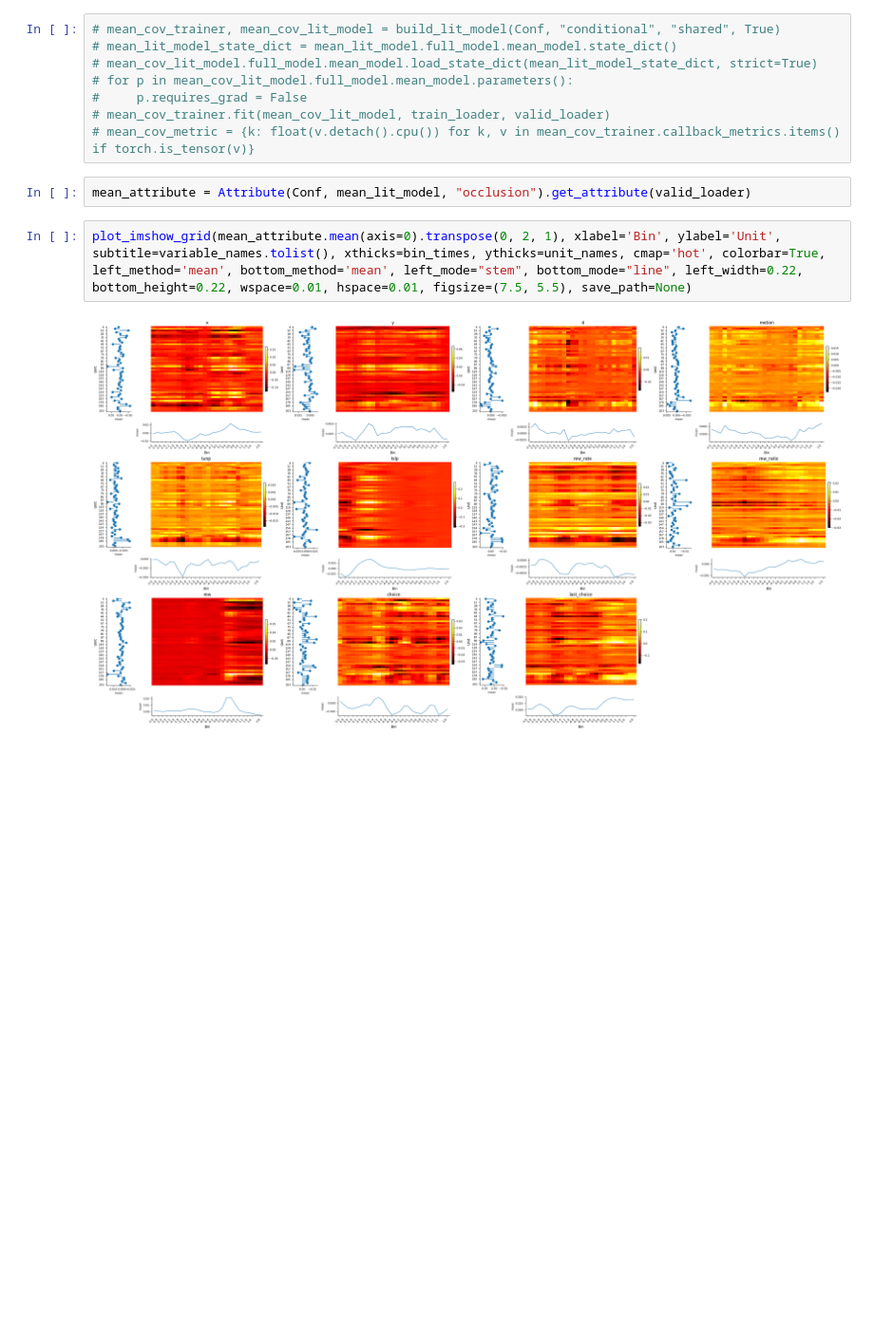
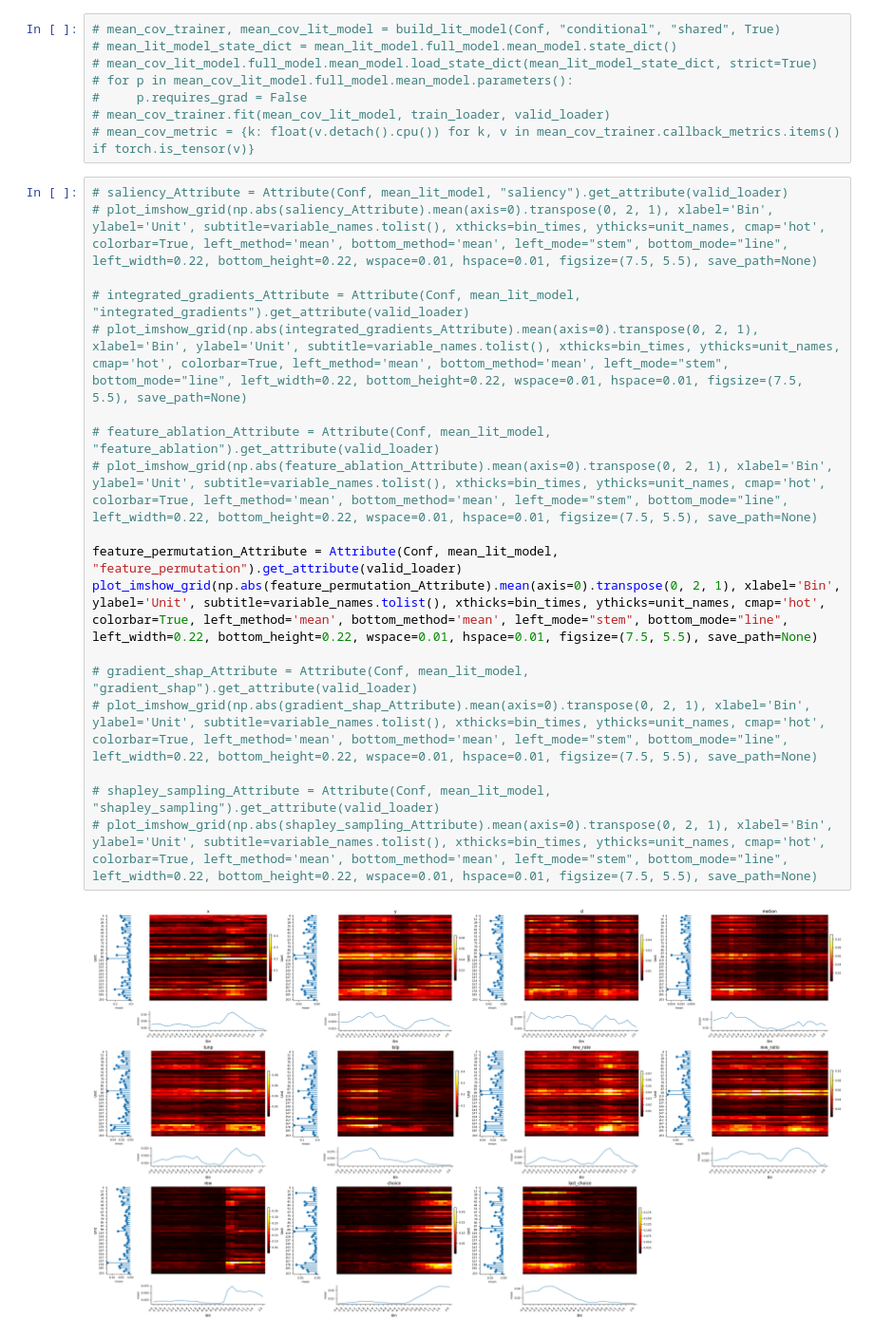
Before and after one commit to ZareiShayan/mean-cov-model, a Jupyter notebook: mean-cov-model.ipynb, the cells around one changed output. Shown at 95% size. Saved outputs shown, nothing was run; the diff lists cells and outputs as text; blank space fills up the shorter version.

```diff
--- a/mean-cov-model.ipynb
+++ b/mean-cov-model.ipynb
@@ -1703,9 +1668,23 @@ plot_training_history(
 #     p.requires_grad = False
 # mean_cov_trainer.fit(mean_cov_lit_model, train_loader, valid_loader)
 # mean_cov_metric = {k: float(v.detach().cpu()) for k, v in mean_cov_trainer.callback_metrics.items() if torch.is_tensor(v)}
-# %%
-mean_attribute = Attribute(Conf, mean_lit_model, "occlusion").get_attribute(valid_loader)
-# %%
-plot_imshow_grid(mean_attribute.mean(axis=0).transpose(0, 2, 1), xlabel='Bin', ylabel='Unit', subtitle=variable_names.tolist(), xthicks=bin_times, ythicks=unit_names, cmap='hot', colorbar=True, left_method='mean', bottom_method='mean', left_mode="stem", bottom_mode="line", left_width=0.22, bottom_height=0.22, wspace=0.01, hspace=0.01, figsize=(7.5, 5.5), save_path=None)
-# %% [output]
-[figure, removed]
+# %%
+# saliency_Attribute = Attribute(Conf, mean_lit_model, "saliency").get_attribute(valid_loader)
+# plot_imshow_grid(np.abs(saliency_Attribute).mean(axis=0).transpose(0, 2, 1), xlabel='Bin', ylabel='Unit', subtitle=variable_names.tolist(), xthicks=bin_times, ythicks=unit_names, cmap='hot', colorbar=True, left_method='mean', bottom_method='mean', left_mode="stem", bottom_mode="line", left_width=0.22, bottom_height=0.22, wspace=0.01, hspace=0.01, figsize=(7.5, 5.5), save_path=None)
+
+# integrated_gradients_Attribute = Attribute(Conf, mean_lit_model, "integrated_gradients").get_attribute(valid_loader)
+# plot_imshow_grid(np.abs(integrated_gradients_Attribute).mean(axis=0).transpose(0, 2, 1), xlabel='Bin', ylabel='Unit', subtitle=variable_names.tolist(), xthicks=bin_times, ythicks=unit_names, cmap='hot', colorbar=True, left_method='mean', bottom_method='mean', left_mode="stem", bottom_mode="line", left_width=0.22, bottom_height=0.22, wspace=0.01, hspace=0.01, figsize=(7.5, 5.5), save_path=None)
+
+# feature_ablation_Attribute = Attribute(Conf, mean_lit_model, "feature_ablation").get_attribute(valid_loader)
+# plot_imshow_grid(np.abs(feature_ablation_Attribute).mean(axis=0).transpose(0, 2, 1), xlabel='Bin', ylabel='Unit', subtitle=variable_names.tolist(), xthicks=bin_times, ythicks=unit_names, cmap='hot', colorbar=True, left_method='mean', bottom_method='mean', left_mode="stem", bottom_mode="line", left_width=0.22, bottom_height=0.22, wspace=0.01, hspace=0.01, figsize=(7.5, 5.5), save_path=None)
+
+feature_permutation_Attribute = Attribute(Conf, mean_lit_model, "feature_permutation").get_attribute(valid_loader)
+plot_imshow_grid(np.abs(feature_permutation_Attribute).mean(axis=0).transpose(0, 2, 1), xlabel='Bin', ylabel='Unit', subtitle=variable_names.tolist(), xthicks=bin_times, ythicks=unit_names, cmap='hot', colorbar=True, left_method='mean', bottom_method='mean', left_mode="stem", bottom_mode="line", left_width=0.22, bottom_height=0.22, wspace=0.01, hspace=0.01, figsize=(7.5, 5.5), save_path=None)
+
+# gradient_shap_Attribute = Attribute(Conf, mean_lit_model, "gradient_shap").get_attribute(valid_loader)
+# plot_imshow_grid(np.abs(gradient_shap_Attribute).mean(axis=0).transpose(0, 2, 1), xlabel='Bin', ylabel='Unit', subtitle=variable_names.tolist(), xthicks=bin_times, ythicks=unit_names, cmap='hot', colorbar=True, left_method='mean', bottom_method='mean', left_mode="stem", bottom_mode="line", left_width=0.22, bottom_height=0.22, wspace=0.01, hspace=0.01, figsize=(7.5, 5.5), save_path=None)
+
+# shapley_sampling_Attribute = Attribute(Conf, mean_lit_model, "shapley_sampling").get_attribute(valid_loader)
+# plot_imshow_grid(np.abs(shapley_sampling_Attribute).mean(axis=0).transpose(0, 2, 1), xlabel='Bin', ylabel='Unit', subtitle=variable_names.tolist(), xthicks=bin_times, ythicks=unit_names, cmap='hot', colorbar=True, left_method='mean', bottom_method='mean', left_mode="stem", bottom_mode="line", left_width=0.22, bottom_height=0.22, wspace=0.01, hspace=0.01, figsize=(7.5, 5.5), save_path=None)
+# %% [output]
+[figure, added]
```
Also changed, not shown: parts of 14 cells of this notebook.
